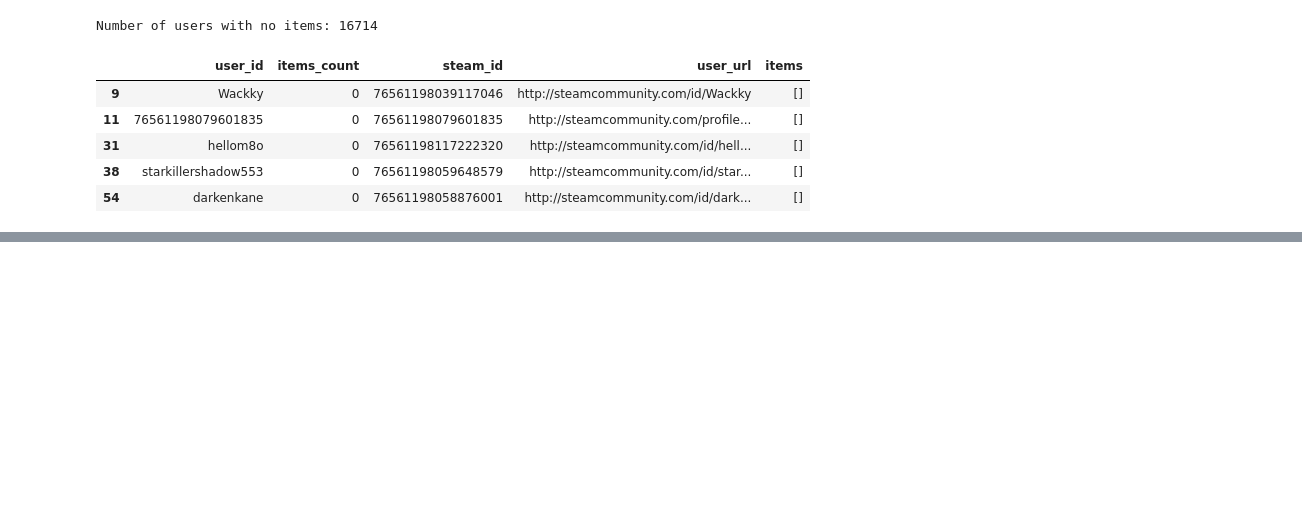
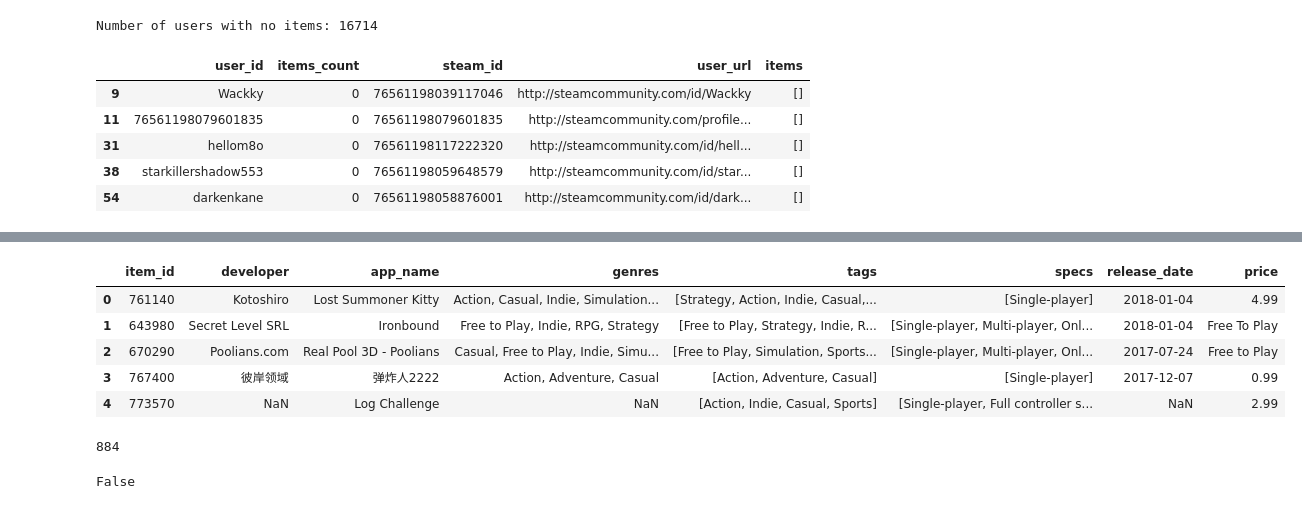
Before and after one commit to Juan-Mendoza00/pi_mlops, a Jupyter notebook: 1.Load_data.ipynb, the cells around one changed output, grey strips where cells are left out. Saved outputs shown, nothing was run; the diff lists cells and outputs as text; code cells hidden in the pictures; blank space fills up the shorter version.

```diff
--- a/1.Load_data.ipynb
+++ b/1.Load_data.ipynb
@@ -334,0 +471,25 @@ gzip_json_file('./data/users_items_c.json.gz',
+# %%
+# Transforming genres to str
+def join_list(l:list) -> str:
+    try:
+        if len(l) > 1:
+            return ', '.join(l)
+        else:
+            return str(l[0])
+    except TypeError:
+        return np.NaN
+
+df_games['genres'] = df_games['genres'].apply(join_list)
+# %%
+df_games.head()
+# %% [output]
+|  | item_id | developer | app_name | genres | tags | specs | release_date | price |
+| 0 | 761140 | Kotoshiro | Lost Summoner Kitty | Action, Casual, Indie, Simulation... | [Strategy, Action, Indie, Casual,... | [Single-player] | 2018-01-04 | 4.99 |
+| 1 | 643980 | Secret Level SRL | Ironbound | Free to Play, Indie, RPG, Strategy | [Free to Play, Strategy, Indie, R... | [Single-player, Multi-player, Onl... | 2018-01-04 | Free To Play |
+| 2 | 670290 | Poolians.com | Real Pool 3D - Poolians | Casual, Free to Play, Indie, Simu... | [Free to Play, Simulation, Sports... | [Single-player, Multi-player, Onl... | 2017-07-24 | Free to Play |
+| 3 | 767400 | 彼岸领域 | 弹炸人2222 | Action, Adventure, Casual | [Action, Adventure, Casual] | [Single-player] | 2017-12-07 | 0.99 |
+| 4 | 773570 | NaN | Log Challenge | NaN | [Action, Indie, Casual, Sports] | [Single-player, Full controller s... | NaN | 2.99 |
+# %%
+len(pd.unique(df_games['genres']))
+# %% [output]
+884
@@ -334,0 +498,4 @@ gzip_json_file('./data/users_items_c.json.gz',
+# %%
+'RPG' in df_games['tags'][0]
+# %% [output]
+False
```
Also changed, not shown: parts of 27 cells of this notebook, 3 other files.
